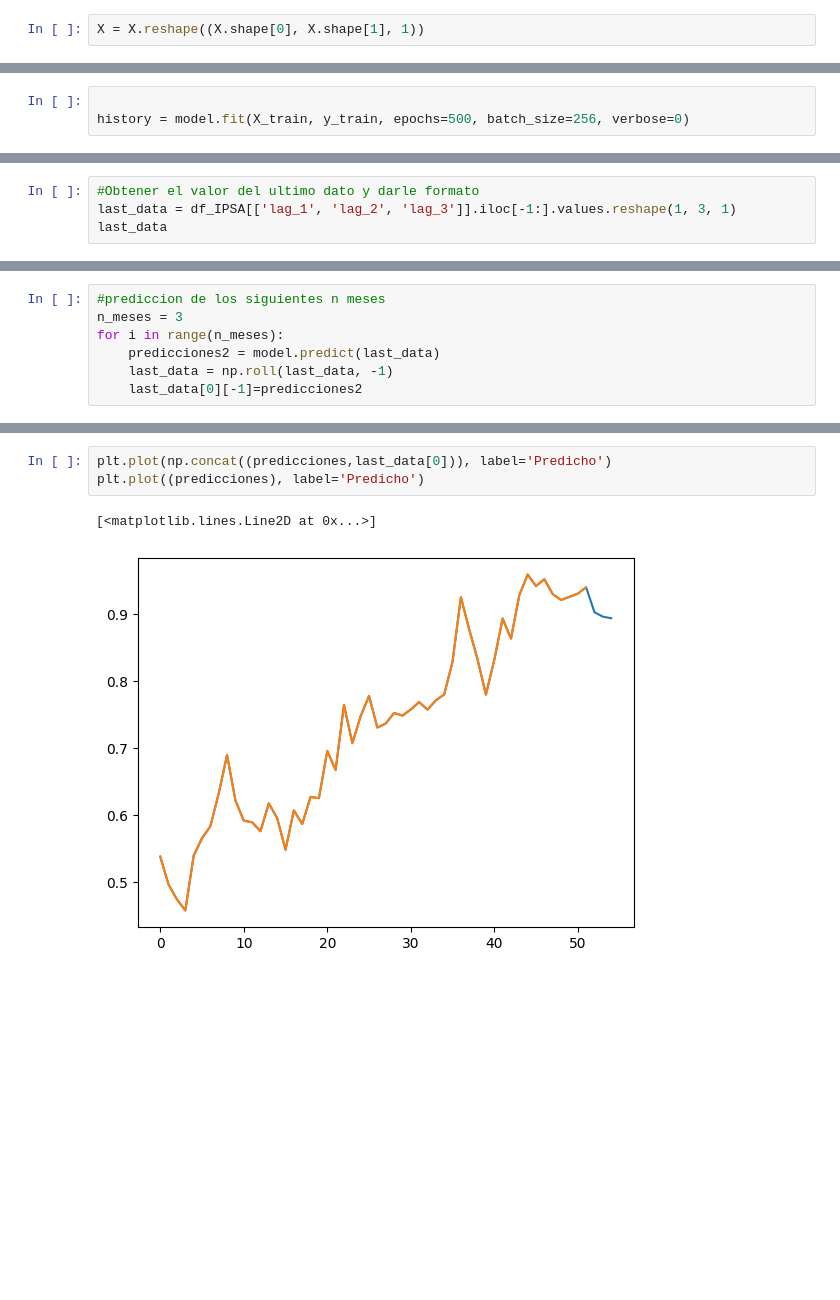
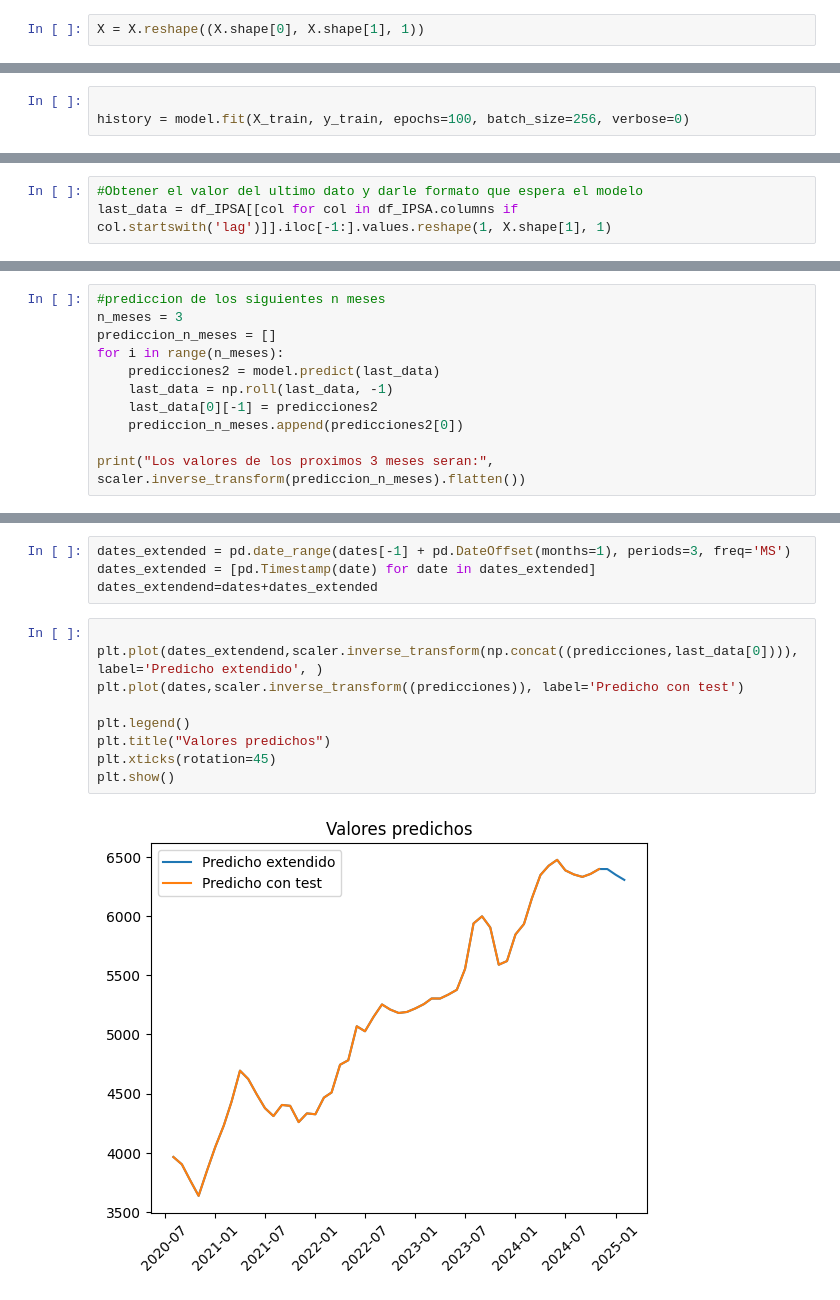
Before and after one commit to Gaddran/Tarea3MLA, a Jupyter notebook: Tarea3MLA.ipynb, the cells around one changed output, grey strips where cells are left out. Cells and saved outputs as stored; diff of their text form; blank space fills up the shorter version.

```diff
--- a/Tarea3MLA.ipynb
+++ b/Tarea3MLA.ipynb
@@ -162,4 +183,4 @@ Model: "sequential_6"
  Non-trainable params: 0 (0.00 B)
 # %%
 
-history = model.fit(X_train, y_train, epochs=500, batch_size=256, verbose=0)
+history = model.fit(X_train, y_train, epochs=100, batch_size=256, verbose=0)
@@ -201,5 +238,4 @@ Root Mean Squared Error (RMSE): 284.3
 R² ajustado: 0.892
 # %%
-#Obtener el valor del ultimo dato y darle formato
-last_data = df_IPSA[['lag_1', 'lag_2', 'lag_3']].iloc[-1:].values.reshape(1, 3, 1)
-last_data
+#Obtener el valor del ultimo dato y darle formato que espera el modelo
+last_data = df_IPSA[[col for col in df_IPSA.columns if col.startswith('lag')]].iloc[-1:].values.reshape(1, X.shape[1], 1)
@@ -210,8 +242,12 @@ array([[[0.98343782],
 # %%
 #prediccion de los siguientes n meses
 n_meses = 3
+prediccion_n_meses = []
 for i in range(n_meses):
     predicciones2 = model.predict(last_data)
     last_data = np.roll(last_data, -1)
-    last_data[0][-1]=predicciones2
+    last_data[0][-1] = predicciones2
+    prediccion_n_meses.append(predicciones2[0])
+
+print("Los valores de los proximos 3 meses seran:", scaler.inverse_transform(prediccion_n_meses).flatten())
 # %% [output]
@@ -221,6 +258,15 @@ for i in range(n_meses):
+# %%
+dates_extended = pd.date_range(dates[-1] + pd.DateOffset(months=1), periods=3, freq='MS')
+dates_extended = [pd.Timestamp(date) for date in dates_extended]
+dates_extendend=dates+dates_extended
 # %%
-plt.plot(np.concat((predicciones,last_data[0])), label='Predicho')
-plt.plot((predicciones), label='Predicho')
+
+plt.plot(dates_extendend,scaler.inverse_transform(np.concat((predicciones,last_data[0]))), label='Predicho extendido', )
+plt.plot(dates,scaler.inverse_transform((predicciones)), label='Predicho con test')
+
+plt.legend()
+plt.title("Valores predichos")
+plt.xticks(rotation=45)
+plt.show()
 # %% [output]
-[<matplotlib.lines.Line2D at 0x...>]
-[figure, old version]
+[figure, new version]
```
Also changed, not shown: parts of 19 cells of this notebook, 1 other file.
